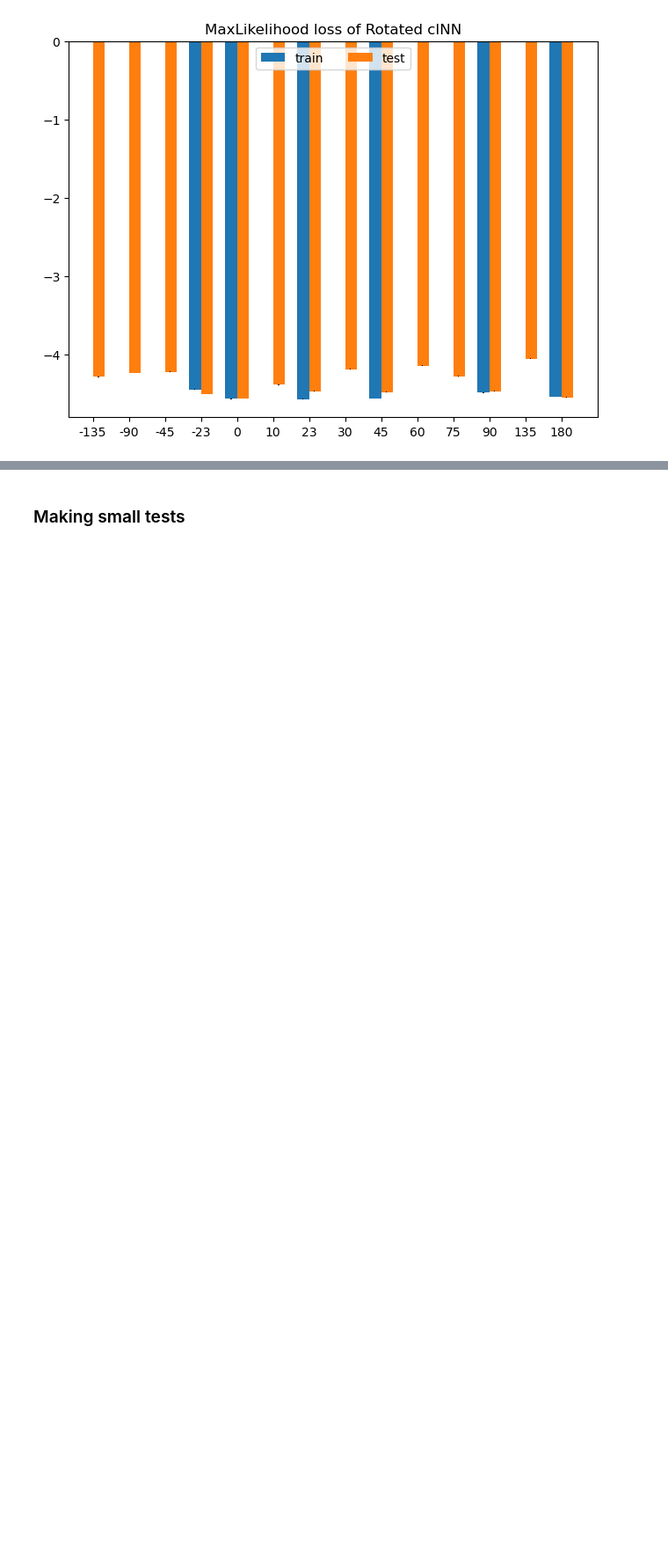
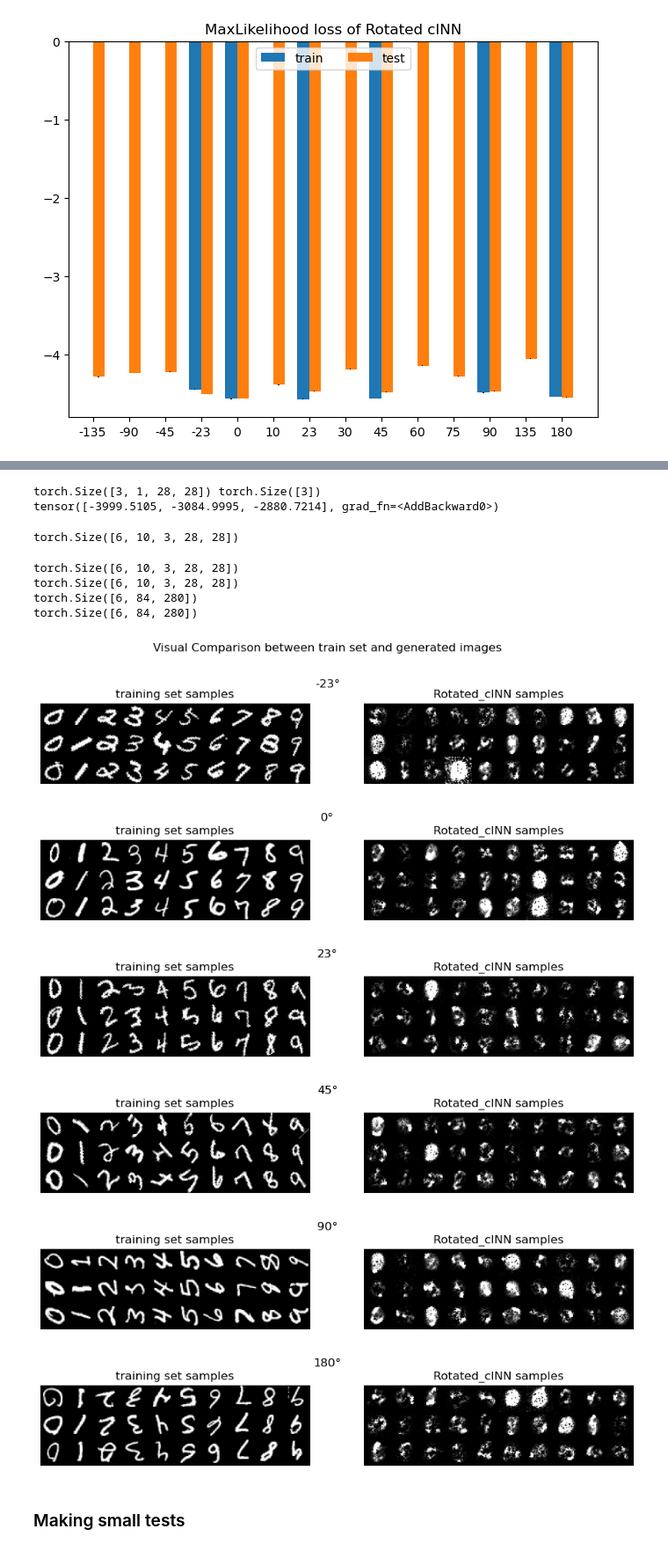
Before and after one commit to Fjallripa/Rotated-cINN, a Jupyter notebook: rotated_cinn/code_tests/testing_eval_py.ipynb, the cells around one changed output, grey strips where cells are left out. Shown at 88% size. Saved outputs shown, nothing was run; the diff lists cells and outputs as text; code cells hidden in the pictures; blank space fills up the shorter version.

```diff
--- a/rotated_cinn/code_tests/testing_eval_py.ipynb
+++ b/rotated_cinn/code_tests/testing_eval_py.ipynb
@@ -1,5 +1,9 @@
 # %% [markdown]
 # Testing eval.py
+# %%
+dev_mode = True   # A toggle that is only used for this notebook.
+    # If copying code from notebook to python file, remove all the 'if dev_mode' blocks.
+    # Any code that's only for testing purposes should be inside such a block.
 # %% [markdown]
 ### Code from the eval.py script
 # %%
@@ -122,3 +160,9 @@ RuntimeError: The expanded size of the tensor (5) must match the existing size (
+# %%
+print(images.shape, gradients.shape)
+print(gradients)
+# %% [output]
+torch.Size([3, 1, 28, 28]) torch.Size([3])
+tensor([-3999.5105, -3084.9995, -2880.7214], grad_fn=<AddBackward0>)
 # %%
     ## sample from train_set
     ### find enough samples for each domain-class pair
@@ -133,12 +177,68 @@ RuntimeError: The expanded size of the tensor (5) must match the existing size (
         all_class_indices.append(class_indices)
 
     all_domain_class_indices = torch.zeros(grid_shape, dtype=int)
-    for i in grid_shape[0]:   # domains
-        for j in grid_shape[1]:   # classes
+    for i in range(grid_shape[0]):   # domains
+        for j in range(grid_shape[1]):   # classes
             class_mask = np.isin(all_domain_indices[i], all_class_indices[j])
             domain_class_indices = all_domain_indices[i][class_mask]
             all_domain_class_indices[i, j] = domain_class_indices[:grid_shape[2]]
 
     sampled_images = train_set.data[all_domain_class_indices]
+
+    if dev_mode:
+        print(sampled_images.shape)
+# %% [output]
+torch.Size([6, 10, 3, 28, 28])
+# %%
+# Display sampled and generated images side by side
+
+if dev_mode:
+    print(generated_images.shape)
+    print(sampled_images.shape)
+# [6, 10, 5, 28, 28] -> [6, 5, 28, 10, 28] -> [6, 140, 10, 28] -> [6, 140, 280]
+generated_image_grid = generated_images.movedim(1, 3).flatten(1, 2).flatten(2, 3)
+sampled_image_grid = sampled_images.movedim(1, 3).flatten(1, 2).flatten(2, 3)
+generated_image_grid = generated_image_grid.clamp(0, 1)
+
+if dev_mode:
+    print(generated_image_grid.shape)
+    print(sampled_image_grid.shape)
+
+image_scaling = 0.5
+figure_size = np.array([(2*grid_shape[1] + 2),   # 2x classes + middle column
+                        (grid_shape[2] + 1)],    # rows + title
+                       dtype=float) * image_scaling
+
+for d in range(grid_shape[0]):   # "for d in domains"
+    if d == 0:
+        first_figure_size = figure_size + np.array([0, 1])  # extra space for big title
+        plt.figure(figsize=first_figure_size)
+        plt.suptitle(f"Visual Comparison between train set and generated images\n\n\n{train_domains[0]}°")
+    else:
+        plt.figure(figsize=figure_size)
+        plt.suptitle(f"{train_domains[d]}°")
+
+    plt.subplot(1, 2, 1)
+    plt.title("training set samples")
+    plt.imshow(sampled_image_grid[d], cmap='gray')
+    plt.axis('off')
+
+    plt.subplot(1, 2, 2)
+    plt.title("Rotated_cINN samples")
+    plt.imshow(generated_image_grid[d], cmap='gray')
+    plt.axis('off')
+
+    plt.show()
+# %% [output]
+torch.Size([6, 10, 3, 28, 28])
+torch.Size([6, 10, 3, 28, 28])
+torch.Size([6, 84, 280])
+torch.Size([6, 84, 280])
+[figure, added]
+[figure, added]
+[figure, added]
+[figure, added]
+[figure, added]
+[figure, added]
 # %% [markdown]
 ### Making small tests
```
Also changed, not shown: parts of 8 cells of this notebook.
